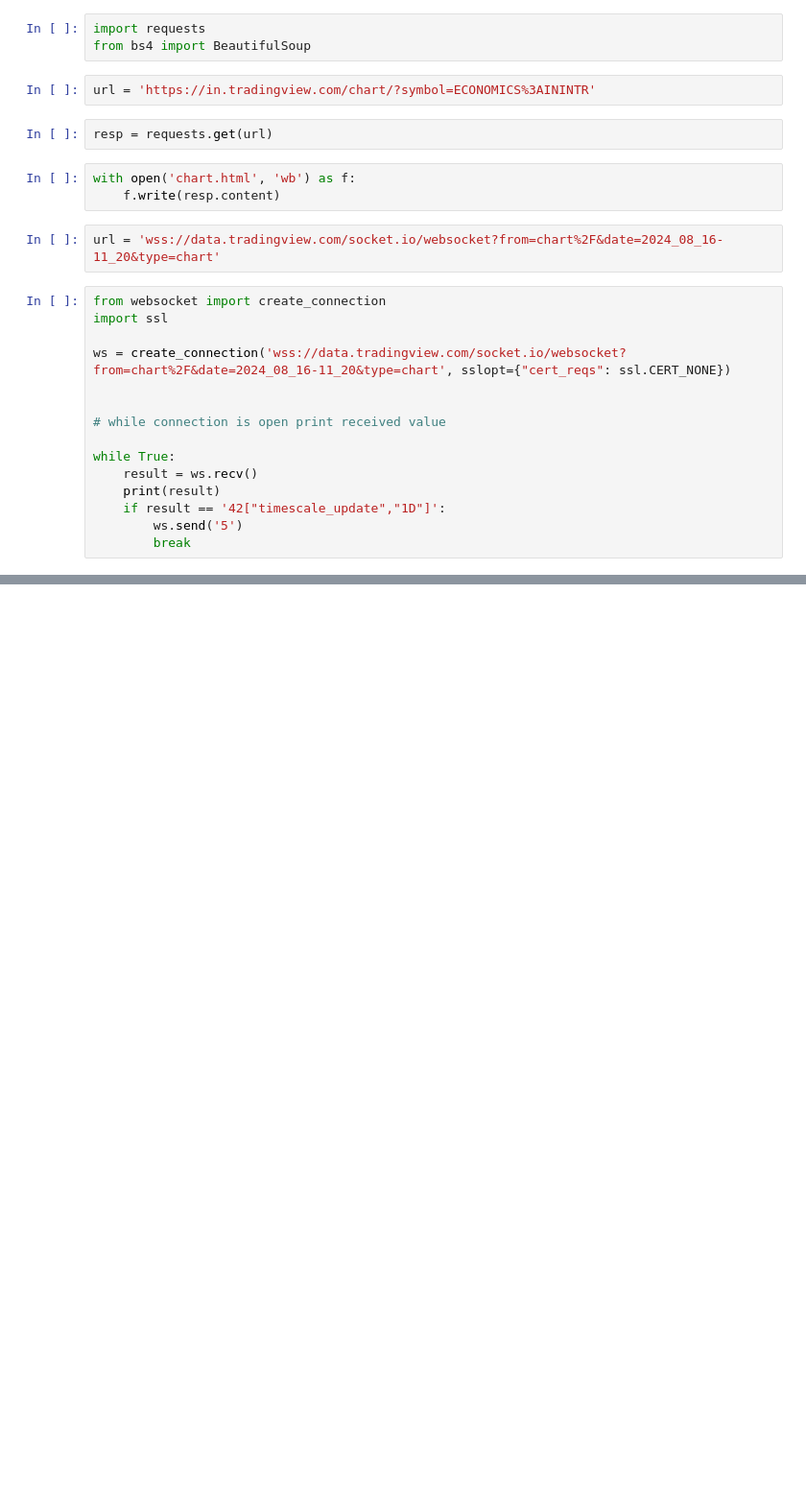
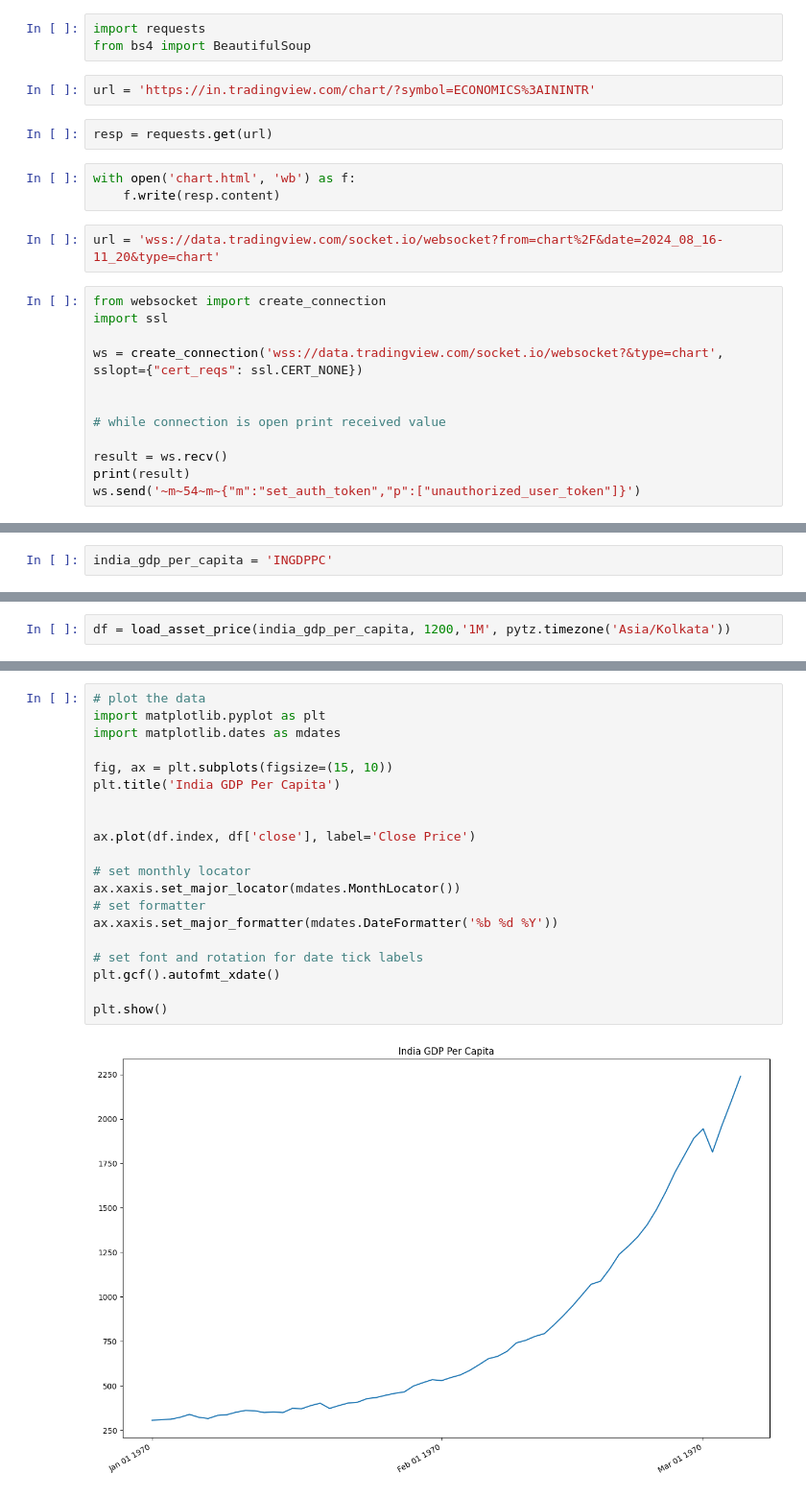
Before and after one commit to IshantSihag/Omnix-Sage, a Jupyter notebook: interest_rate.ipynb, the cells around one changed output, grey strips where cells are left out. Shown at 96% size. Cells and saved outputs as stored; diff of their text form; blank space fills up the shorter version.

```diff
--- a/interest_rate.ipynb
+++ b/interest_rate.ipynb
@@ -14,15 +14,12 @@ url = 'wss://data.tradingview.com/socket.io/websocket?from=chart%2F&date=2024_08
 from websocket import create_connection
 import ssl
 
-ws = create_connection('wss://data.tradingview.com/socket.io/websocket?from=chart%2F&date=2024_08_16-11_20&type=chart', sslopt={"cert_reqs": ssl.CERT_NONE})
+ws = create_connection('wss://data.tradingview.com/socket.io/websocket?&type=chart', sslopt={"cert_reqs": ssl.CERT_NONE})
 
 
 # while connection is open print received value
 
-while True:
-    result = ws.recv()
-    print(result)
-    if result == '42["timescale_update","1D"]':
-        ws.send('5')
-        break
+result = ws.recv()
+print(result)
+ws.send('~m~54~m~{"m":"set_auth_token","p":["unauthorized_user_token"]}')
 # %% [output]
@@ -207,0 +207,2 @@ Error:
+# %%
+india_gdp_per_capita = 'INGDPPC'
@@ -207,0 +669,2 @@ Error:
+# %%
+df = load_asset_price(india_gdp_per_capita, 1200,'1M', pytz.timezone('Asia/Kolkata'))
@@ -207,0 +687,22 @@ Error:
+# %%
+# plot the data
+import matplotlib.pyplot as plt
+import matplotlib.dates as mdates
+
+fig, ax = plt.subplots(figsize=(15, 10))
+plt.title('India GDP Per Capita')
+
+
+ax.plot(df.index, df['close'], label='Close Price')
+
+# set monthly locator
+ax.xaxis.set_major_locator(mdates.MonthLocator())
+# set formatter
+ax.xaxis.set_major_formatter(mdates.DateFormatter('%b %d %Y'))
+
+# set font and rotation for date tick labels
+plt.gcf().autofmt_xdate()
+
+plt.show()
+# %% [output]
+[figure, added]
```
Also changed, not shown: parts of 8 cells of this notebook, 2 other files.
